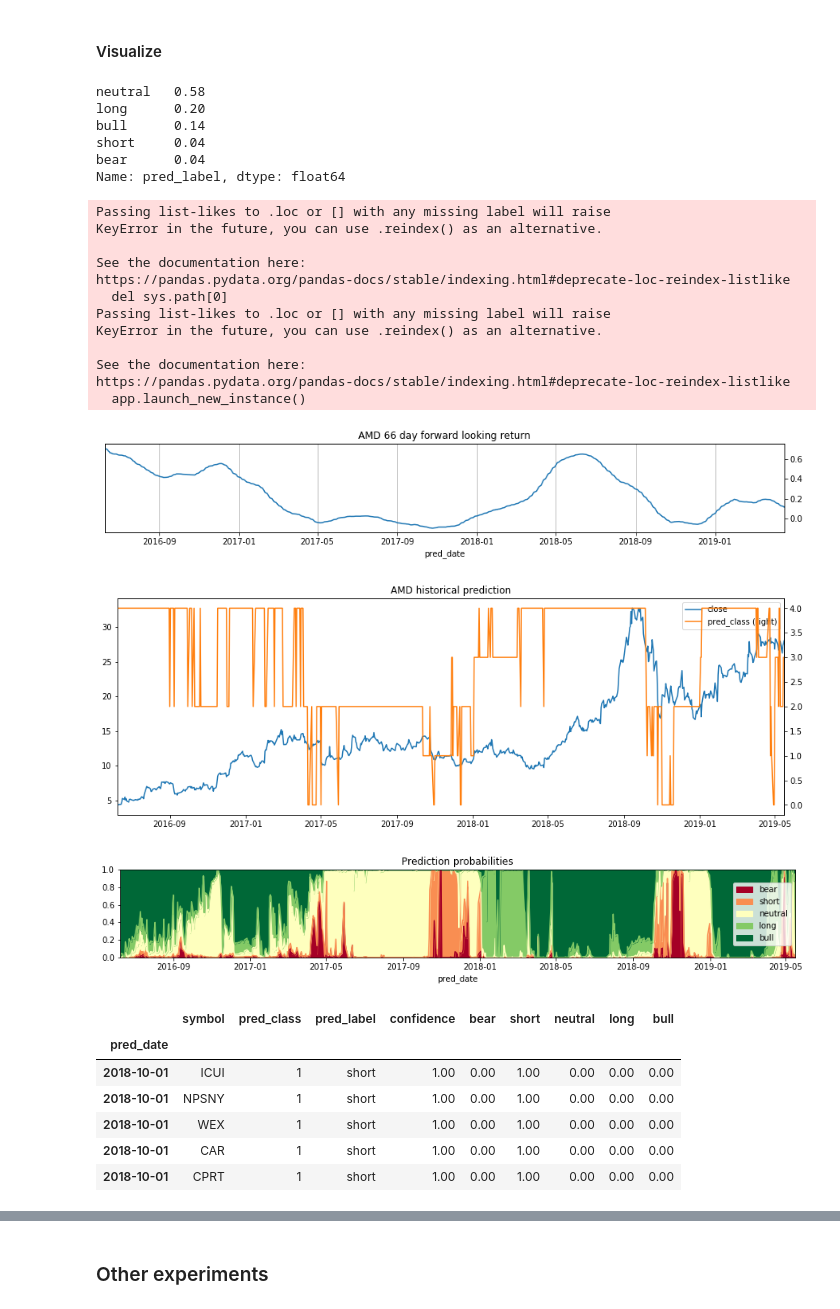
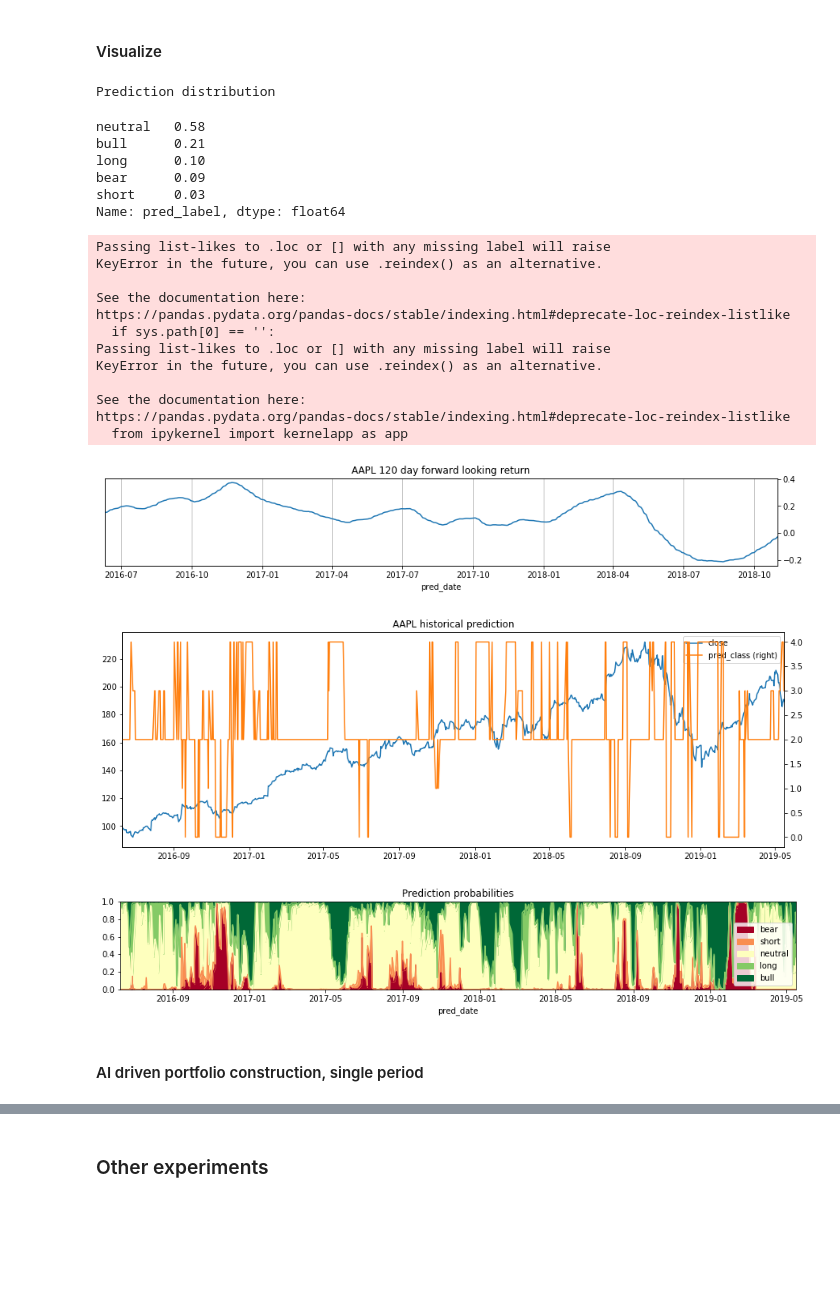
Before and after one commit to webclinic017/inception, a Jupyter notebook: notebooks/micro_TF.ipynb, the cells around one changed output, grey strips where cells are left out. Saved outputs shown, nothing was run; the diff lists cells and outputs as text; code cells hidden in the pictures; blank space fills up the shorter version.

```diff
--- a/notebooks/micro_TF.ipynb
+++ b/notebooks/micro_TF.ipynb
@@ -137,12 +142,9 @@ tgt_sectors = [
     'Energy',
 ]
 
-# size_df = get_focus_tickers(quotes, profile, tgt_sectors)
-# tickers = list(size_df.index)
-# ind_count = size_df.groupby('industry').count()['marketCap']
-# tgt_industries = list(ind_count.loc[ind_count > ind_count.median() - 1].index)
-# tickers = list(profile.loc[profile.industry.isin(tgt_industries), 'symbol'])
-tickers = list(quotes.loc[quotes.quoteType == 'EQUITY', 'symbol'])
+# tickers = list(profile.loc[profile.sector.isin(tgt_sectors), 'symbol'])
+tickers = list(best_performers(clean_co_px, tickers=tickers, years=10, quantile=0.75).index)
+
 context['tickers'] = tickers
 print(f'{len(tickers)} companies')
 # %% [output]
@@ -480,14 +469,16 @@ pred_df = pd.read_csv(
 #### Visualize
 # %%
 # recommendation distribution
+print('Prediction distribution')
 pd.value_counts(pred_df.pred_label) / pd.value_counts(pred_df.pred_label).sum()
 # %% [output]
-neutral   0.58
-long      0.20
-bull      0.14
-short     0.04
-bear      0.04
-Name: pred_label, dtype: float64
+Prediction distribution
+neutral   0.58
+bull      0.21
+long      0.10
+bear      0.09
+short     0.03
+Name: pred_label, dtype: float64
 # %%
 def plot_symbol_hist_pred(pred_symbol, clean_co_px, context, pred_df):
 
@@ -495,43 +486,44 @@ def plot_symbol_hist_pred(pred_symbol, clean_co_px, context, pred_df):
     pred_symbol = pred_symbol if pred_symbol is not None else random.choice(joined_df.symbol.unique())
     px_df = clean_co_px[pred_symbol]
     px_df.name = 'close'
-    pct_chg_df = px_fwd_rets(
-        px_df, pred_symbol, periods=context["look_ahead"])\
-        .rolling(int(np.mean(context["look_ahead"]))).mean()
+    look_ahead = context['look_ahead']
+    pct_chg_df = px_fwd_ret(px_df, look_ahead, int(look_ahead/4))
     pct_chg_df.name = 'pct_chg'
 
     co_pred = pred_df.loc[pred_df.symbol.isin([pred_symbol]), ['pred_class'] + fwd_ret_labels]
     hist_pred = pd.concat([px_df.loc[pred_df.index.unique()], co_pred['pred_class']], axis=1, sort=False)
 
     # forward looking returns
     pct_chg_df.loc[pred_df.index.unique()].dropna().plot(
         title=f'{pred_symbol} {int(np.mean(context["look_ahead"]))} day forward looking return',
         figsize=(15, 2), grid=True, secondary_y='pct_chg')
 
     # historical predictions
     hist_pred.dropna().plot(
         title=f'{pred_symbol} historical prediction',
         figsize=(15, 5), secondary_y='pred_class')
 
     # probability distribution
     co_pred[fwd_ret_labels].plot.area(
         title='Prediction probabilities',
         figsize=(15, 2), ylim=(0, 1), cmap='RdYlGn', rot=0)
 
-plot_symbol_hist_pred('AMD', clean_co_px, context, pred_df)
+plot_symbol_hist_pred('AAPL', clean_co_px, context, pred_df)
 # %% [output]
 Passing list-likes to .loc or [] with any missing label will raise
 KeyError in the future, you can use .reindex() as an alternative.
 
 See the documentation here:
 https://pandas.pydata.org/pandas-docs/stable/indexing.html#deprecate-loc-reindex-listlike
-  del sys.path[0]
+  if sys.path[0] == '':
 Passing list-likes to .loc or [] with any missing label will raise
 KeyError in the future, you can use .reindex() as an alternative.
 
 See the documentation here:
 https://pandas.pydata.org/pandas-docs/stable/indexing.html#deprecate-loc-reindex-listlike
-  app.launch_new_instance()
+  from ipykernel import kernelapp as app
-[figure, old version]
+[figure, new version]
-[figure, old version]
+[figure, new version]
-[figure, old version]
+[figure, new version]
+# %% [markdown]
+#### AI driven portfolio construction, single period
@@ -538,15 +541,4 @@ https://pandas.pydata.org/pandas-docs/stable/indexing.html#deprecate-loc-reindex
 # %%
-stop_loss = False
-long = True
-max_loss = 0.1
-as_of_date = -161
-study_period = -10
-holding_period = 20
-# range = [study_period + as_of_date:as_of_date]
-min_confidence = 0.8
-max_class_rows = 50
-pred_classes = [3, 4] if long else [0, 1]
-
 def get_top_predictions(pred_df, as_of_date, min_confidence, max_class_rows):
     """ return top recommendatins by label as of a given date """
     label_mask = (pred_df.pred_label.isin(['bear', 'short', 'long', 'bull'])) \
@@ -559,15 +551,6 @@ def get_top_predictions(pred_df, as_of_date, min_confidence, max_class_rows):
     return top_pred
 
 top_pred = get_top_predictions(pred_df, as_of_date, min_confidence, max_class_rows)
-top_pred.head()
-# %% [output]
-|  | symbol | pred_class | pred_label | confidence | bear | short | neutral | long | bull |
-| pred_date |  |  |  |  |  |  |  |  |  |
-| 2018-10-01 | ICUI | 1 | short | 1.00 | 0.00 | 1.00 | 0.00 | 0.00 | 0.00 |
-| 2018-10-01 | NPSNY | 1 | short | 1.00 | 0.00 | 1.00 | 0.00 | 0.00 | 0.00 |
-| 2018-10-01 | WEX | 1 | short | 1.00 | 0.00 | 1.00 | 0.00 | 0.00 | 0.00 |
-| 2018-10-01 | CAR | 1 | short | 1.00 | 0.00 | 1.00 | 0.00 | 0.00 | 0.00 |
-| 2018-10-01 | CPRT | 1 | short | 1.00 | 0.00 | 1.00 | 0.00 | 0.00 | 0.00 |
 # %%
 def get_study_date_range(pred_df, as_of_date, study_period):
     """
```
Also changed, not shown: parts of 70 cells of this notebook, 2 other files.
